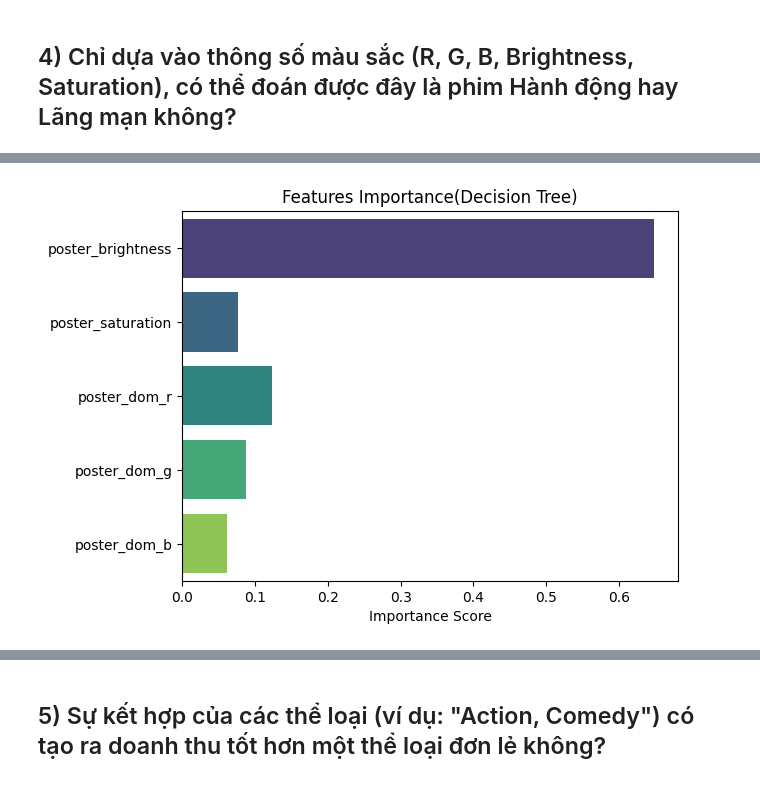
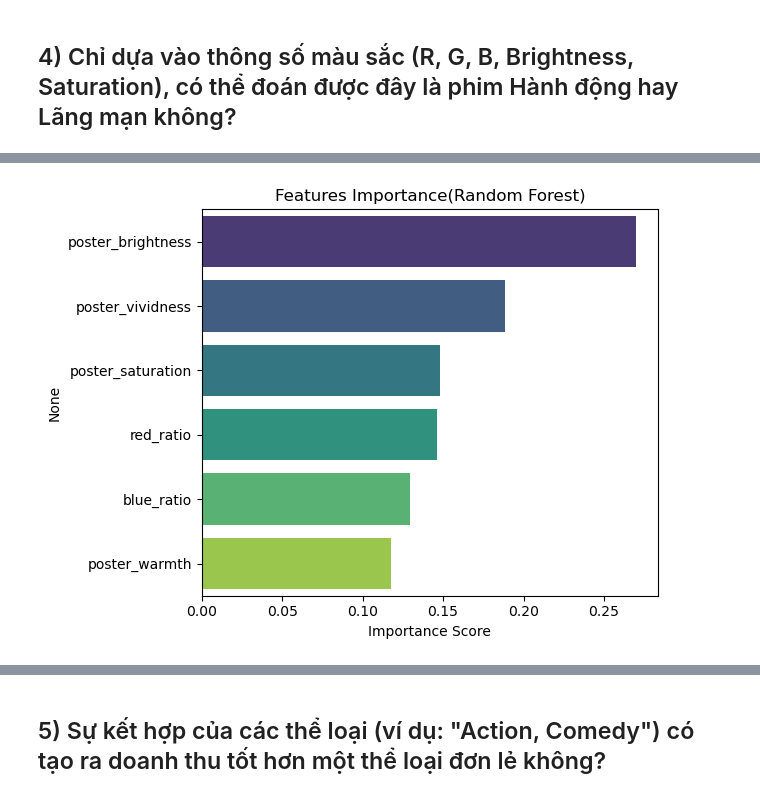
Before and after one commit to tdat1465/movie-revenue-predictor, a Jupyter notebook: Final/Meaningful_Question.ipynb, the cells around one changed output, grey strips where cells are left out. Saved outputs shown, nothing was run; the diff lists cells and outputs as text; code cells hidden in the pictures.

```diff
--- a/Final/Meaningful_Question.ipynb
+++ b/Final/Meaningful_Question.ipynb
@@ -768,12 +762,13 @@ plt.show()
 # %%
-# Plot 2: Feature Importance (Decision Tree)
-importances = dt.feature_importances_
-sns.barplot(x=importances, y=poster_features, hue=poster_features, palette='viridis')
-plt.title('Features Importance(Decision Tree)')
+# Plot 2: Feature Importance (Random Forest)
+importances = pd.Series(rf.feature_importances_, index=features).sort_values(ascending=False)
+sns.barplot(x=importances, y=importances.index, hue=importances.index, palette='viridis')
+plt.title('Features Importance(Random Forest)')
 plt.xlabel('Importance Score')
+plt.tight_layout()
 plt.show()
 # %% [output]
-[figure, old version]
+[figure, new version]
 # %% [markdown]
 **Feature Importance (Góc trên phải):**
 
```
Also changed, not shown: parts of 16 cells of this notebook.
